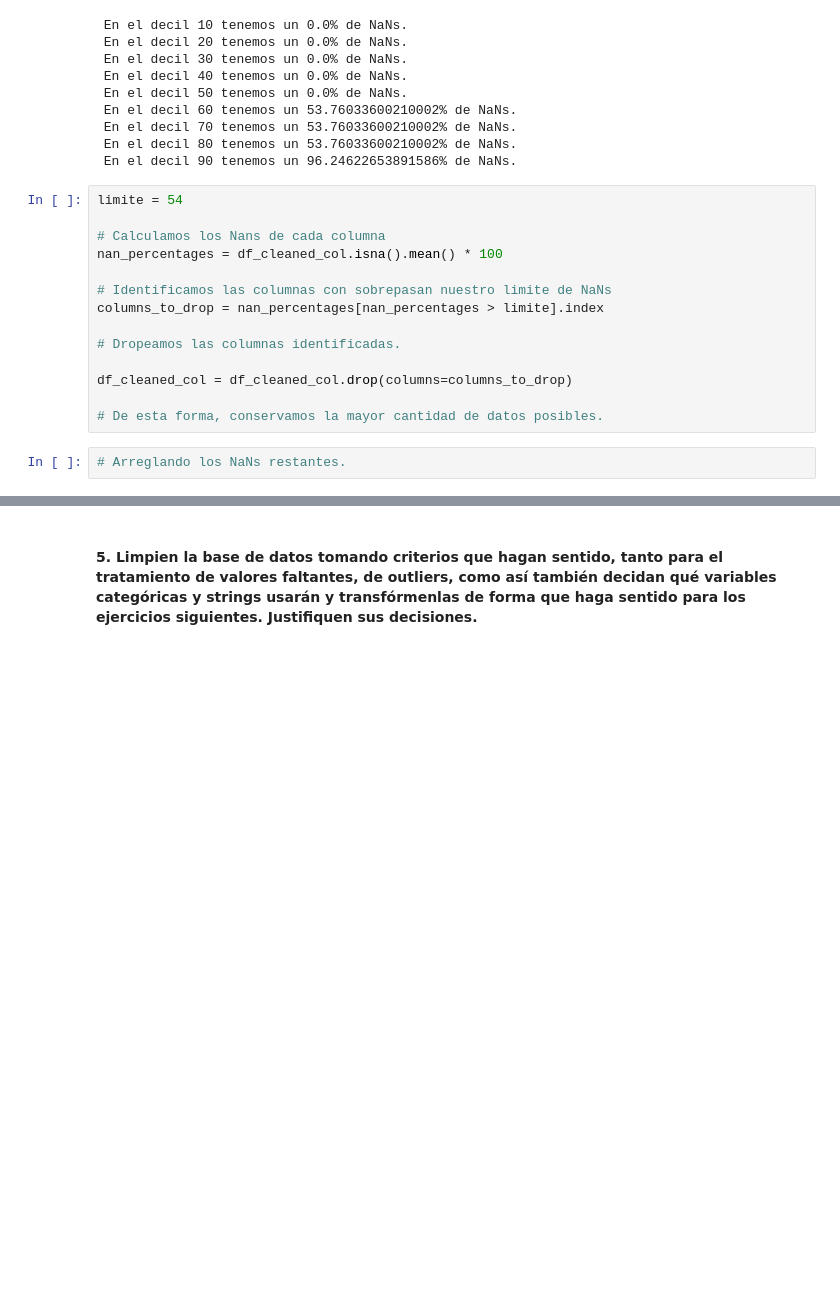
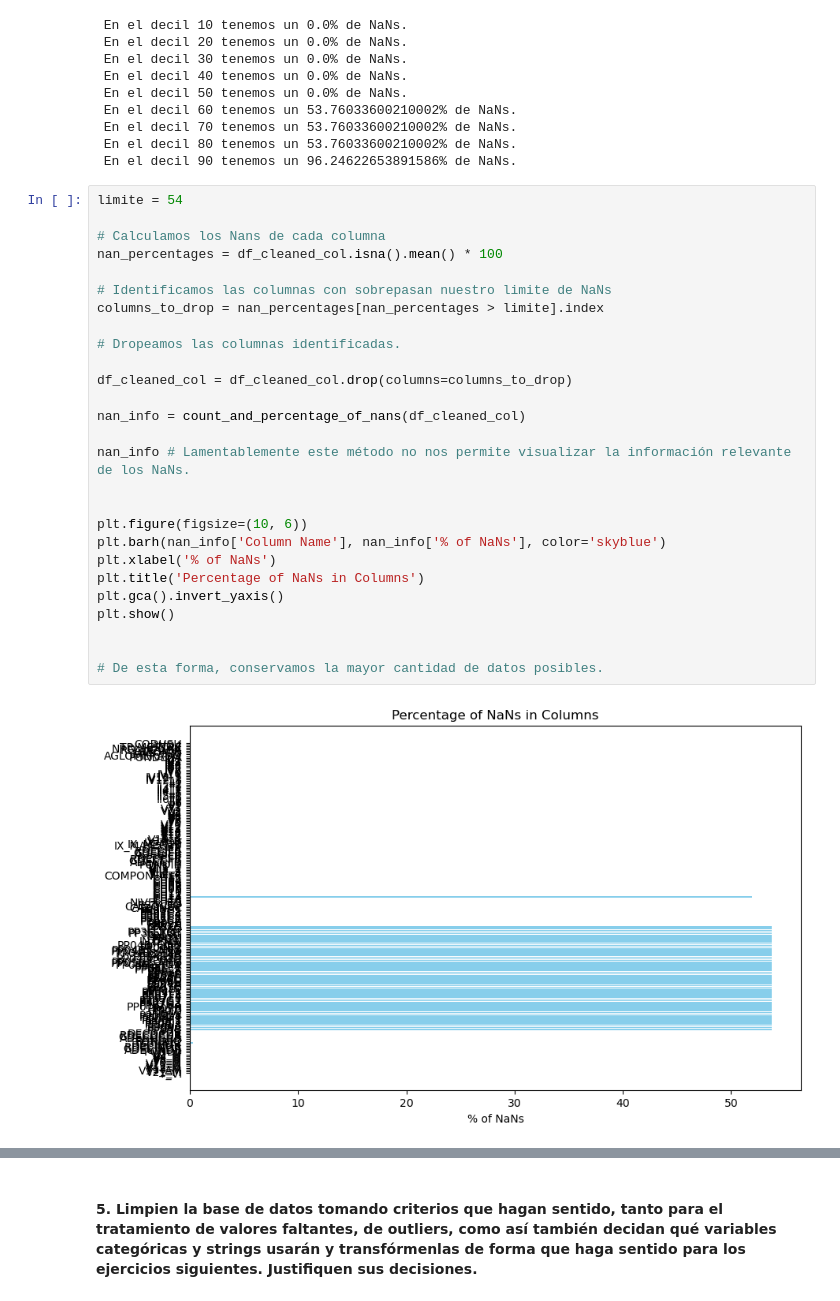
Before and after one commit to facundovq/Big_Data_TPs, a Jupyter notebook: TP3/TP3_ArispeOchoaValleQuintana.ipynb, the cells around one changed output, grey strips where cells are left out. Cells and saved outputs as stored; diff of their text form; blank space fills up the shorter version.

```diff
--- a/TP3/TP3_ArispeOchoaValleQuintana.ipynb
+++ b/TP3/TP3_ArispeOchoaValleQuintana.ipynb
@@ -224,16 +224,29 @@ for decile, percentile_value in zip(deciles, percentiles):
 # %%
 limite = 54
 
 # Calculamos los Nans de cada columna
 nan_percentages = df_cleaned_col.isna().mean() * 100
 
 # Identificamos las columnas con sobrepasan nuestro limite de NaNs
 columns_to_drop = nan_percentages[nan_percentages > limite].index
 
 # Dropeamos las columnas identificadas.
 
 df_cleaned_col = df_cleaned_col.drop(columns=columns_to_drop)
 
+nan_info = count_and_percentage_of_nans(df_cleaned_col)
+
+nan_info # Lamentablemente este método no nos permite visualizar la información relevante de los NaNs.
+
+
+plt.figure(figsize=(10, 6))
+plt.barh(nan_info['Column Name'], nan_info['% of NaNs'], color='skyblue')
+plt.xlabel('% of NaNs')
+plt.title('Percentage of NaNs in Columns')
+plt.gca().invert_yaxis()
+plt.show()
+
+
 # De esta forma, conservamos la mayor cantidad de datos posibles.
+# %% [output]
+[figure, added]
-# %%
-# Arreglando los NaNs restantes.
```
Also changed, not shown: parts of 4 cells of this notebook.
